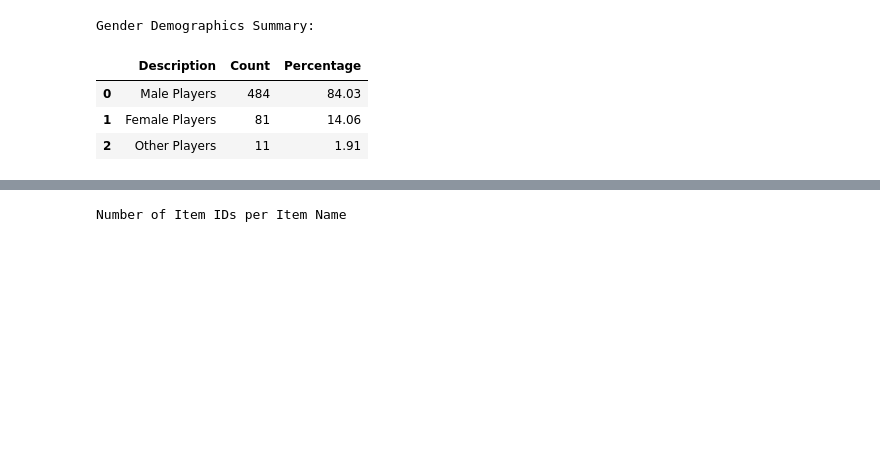
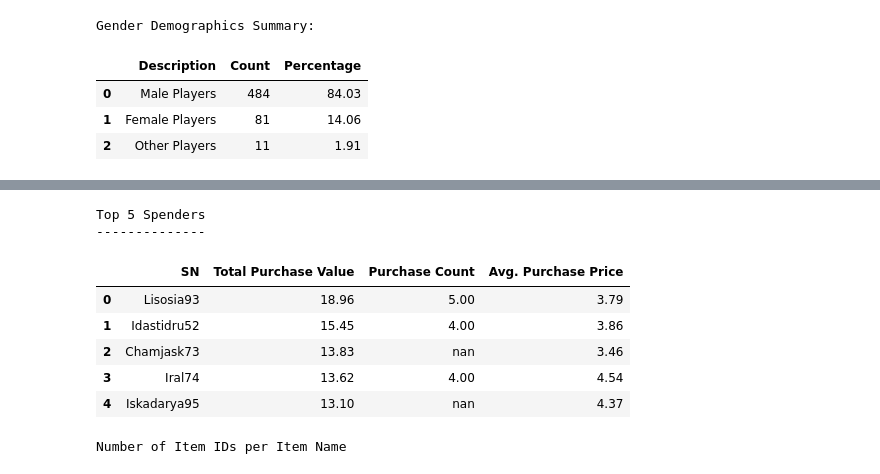
Before and after one commit to JosefinaAureaAmaro/01_Python_Pandas, a Jupyter notebook: Heroes_of_Pymoli.ipynb, the cells around one changed output, grey strips where cells are left out. Cells and saved outputs as stored; diff of their text form; code cells hidden in the pictures; blank space fills up the shorter version.

Commit message:
completed Top 5 Spenders

```diff
--- a/Heroes_of_Pymoli.ipynb
+++ b/Heroes_of_Pymoli.ipynb
@@ -230,0 +195,37 @@ Purchase Analysis (Gender):
+# %%
+#Top 5 spenders
+#Top 5 Spenders: Identify Top Spenders:
+
+print('Top 5 Spenders')
+print('--------------')
+spenders_df = df.groupby('SN')['Price'].sum().sort_values(ascending = False).reset_index(name='Total Purchase Value')
+TotalPurchValue_df= spenders_df.iloc[0:5,0:2]
+# %% [output]
+Top 5 Spenders
+--------------
+# %%
+#Top 5 spenders: Average Purchase Price
+
+spenders_analysis_df = df.groupby('SN')['Price'].count().sort_values(ascending = False).reset_index(name='Purchase Count')
+Purchase_Count_df= spenders_analysis_df.iloc[0:5,0:2]
+# %%
+#Insert a new column in the orginal Purchase Price df to include the Avg. Purchase Price
+#Avg Purchase price is caculated by Total Purchase Value / Purchase Count
+
+#to create a list of the variables for the dataframe
+Avg_Purch_list= list(TotalPurchValue_df.iloc[0:5,1]/Purchase_Count_df.iloc[0:5,1])
+SN_list= list(TotalPurchValue_df.iloc[0:5,0])
+
+Average_Purch_Price_df=pd.DataFrame({"Avg. Purchase Price":Avg_Purch_list ,"SN":SN_list}).set_index('SN').reset_index()
+# %%
+#to merge dataframes
+valueandcount_merg_df = pd.merge(TotalPurchValue_df,Purchase_Count_df, how = 'outer', on="SN")
+top5spenders_df = pd.merge(valueandcount_merg_df,Average_Purch_Price_df, how = 'outer', on="SN")
+top5spenders_df.head()
+# %% [output]
+|  | SN | Total Purchase Value | Purchase Count | Avg. Purchase Price |
+| 0 | Lisosia93 | 18.96 | 5.00 | 3.79 |
+| 1 | Idastidru52 | 15.45 | 4.00 | 3.86 |
+| 2 | Chamjask73 | 13.83 | nan | 3.46 |
+| 3 | Iral74 | 13.62 | 4.00 | 4.54 |
+| 4 | Iskadarya95 | 13.10 | nan | 4.37 |
```
Also changed, not shown: parts of 9 cells of this notebook.
